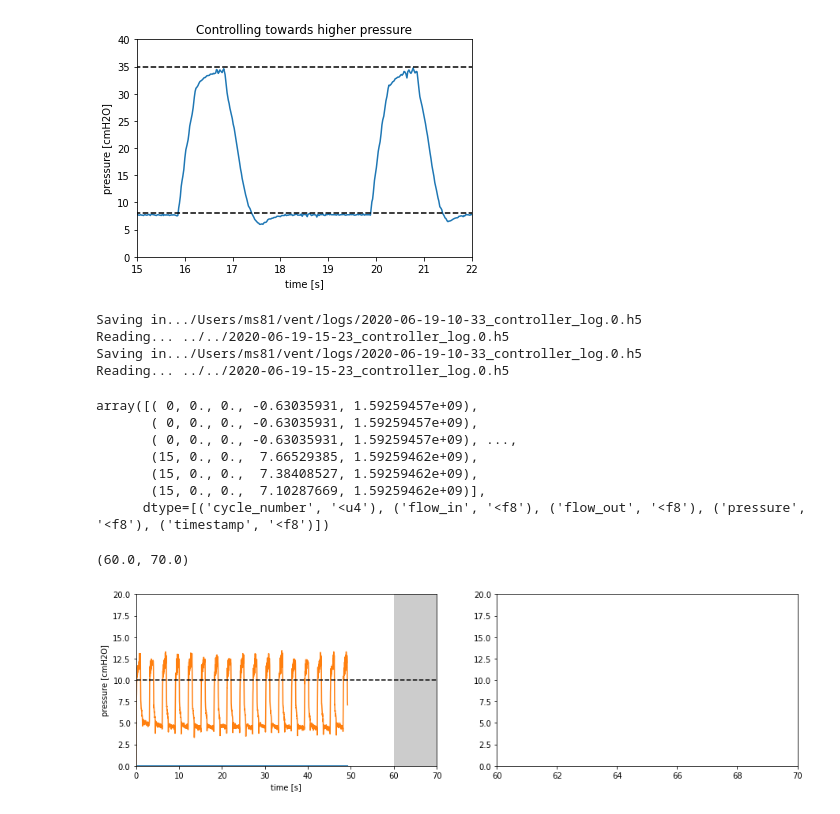
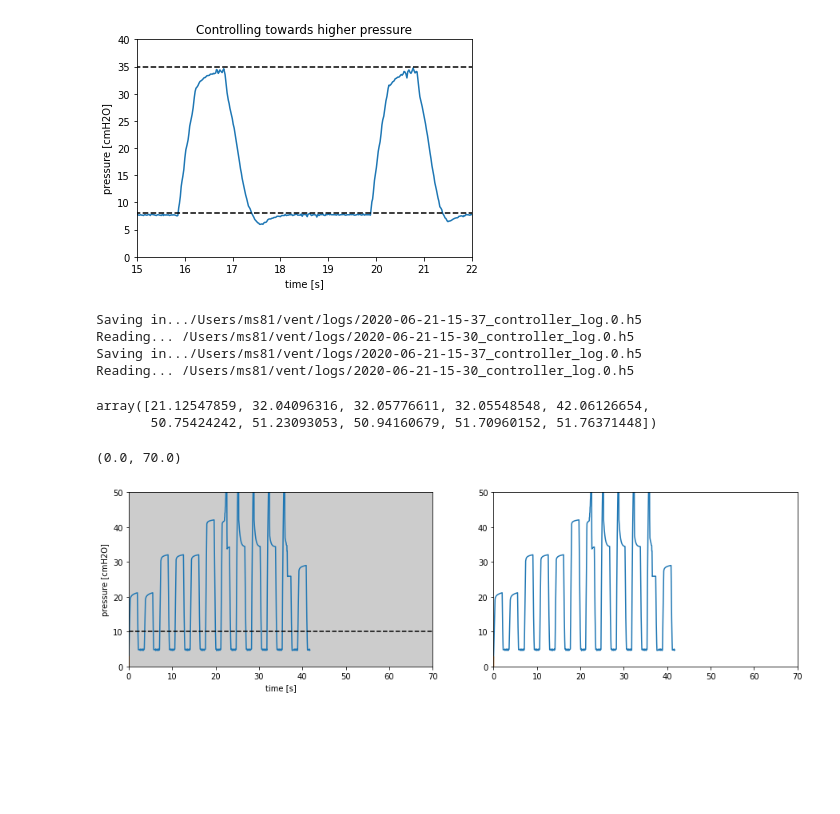
Before and after one commit to CohenLabPrinceton/pvp, a Jupyter notebook: sandbox/HOWTO_PlotData.ipynb, the cells around one changed output. Cells and saved outputs as stored; diff of their text form; code cells hidden in the pictures; blank space fills up the shorter version.

```diff
--- a/sandbox/HOWTO_PlotData.ipynb
+++ b/sandbox/HOWTO_PlotData.ipynb
@@ -62,7 +62,7 @@ pl.title("Controlling towards higher pressure");
 # %% [output]
 [figure]
 # %%
-filename = "../../2020-06-19-15-23_controller_log.0.h5"
+filename = "/Users/ms81/vent/logs/2020-06-21-15-30_controller_log.0.h5"
 
 data_pressure = plot_data(filename)
 
@@ -70,49 +70,45 @@ dff = dl.load_file(filename)
 
 ls_wv = dff['waveform_data']
 ls_ct = dff['control_data']
+ls_dd = dff['derived_data']
+
 data = np.zeros((len(ls_wv),2))
-for idx in range(len(ls_wv)):
-    data[idx,0] = ls_wv[idx][4]  # time
-    data[idx,1] = ls_wv[idx][1]  # pressure
+data[:,0] = ls_wv['timestamp']
+data[:,1] = ls_wv['pressure']
 # %% [output]
-Saving in.../Users/ms81/vent/logs/2020-06-19-10-33_controller_log.0.h5
-Reading... ../../2020-06-19-15-23_controller_log.0.h5
-Saving in.../Users/ms81/vent/logs/2020-06-19-10-33_controller_log.0.h5
-Reading... ../../2020-06-19-15-23_controller_log.0.h5
+Saving in.../Users/ms81/vent/logs/2020-06-21-15-37_controller_log.0.h5
+Reading... /Users/ms81/vent/logs/2020-06-21-15-30_controller_log.0.h5
+Saving in.../Users/ms81/vent/logs/2020-06-21-15-37_controller_log.0.h5
+Reading... /Users/ms81/vent/logs/2020-06-21-15-30_controller_log.0.h5
-# %%
-ls_wv
-# %% [output]
-array([( 0, 0., 0., -0.63035931, 1.59259457e+09),
-       ( 0, 0., 0., -0.63035931, 1.59259457e+09),
-       ( 0, 0., 0., -0.63035931, 1.59259457e+09), ...,
-       (15, 0., 0.,  7.66529385, 1.59259462e+09),
-       (15, 0., 0.,  7.38408527, 1.59259462e+09),
-       (15, 0., 0.,  7.10287669, 1.59259462e+09)],
-      dtype=[('cycle_number', '<u4'), ('flow_in', '<f8'), ('flow_out', '<f8'), ('pressure', '<f8'), ('timestamp', '<f8')])
+# %%
+ls_dd['pip']
+# %% [output]
+array([21.12547859, 32.04096316, 32.05776611, 32.05548548, 42.06126654,
+       50.75424242, 51.23093053, 50.94160679, 51.70960152, 51.76371448])
 # %%
 pl.rcParams['figure.figsize'] = [15, 4]
 
-t1 = 60
+t1 = 0
 t2 = 70
 p0 = 0
-p1 = 20
+p1 = 50
 
 pl.subplot(1,2,1)
-pl.plot(data[:,0] - np.min(data[:,0]), data[:,1]/5)
+pl.plot(data[:,0] - np.min(data[:,0]), data[:,1])
 pl.plot(data_pressure[:,0] - np.min(data_pressure[:,0]), data_pressure[:,1])
 pl.plot([0,90],[10,10],'k--')
 # pl.plot([30,60],[27.5,27.5],'k--')
-pl.ylim([0,20])
+pl.ylim([p0, p1])
 pl.xlim([0,70])
 pl.xlabel("time [s]")
 pl.ylabel("pressure [cmH2O]");
 pl.gca().add_patch( pl.Rectangle((t1, p0), t2-t1, p1-p0, facecolor="black", alpha=0.2))
 
 pl.subplot(1,2,2)
 pl.plot(data[:,0] - np.min(data[:,0]), data[:,1])
 pl.plot(data_pressure[:,0] - np.min(data_pressure[:,0]), data_pressure[:,1])
 pl.ylim([p0,p1])
 pl.xlim([t1,t2])
 # %% [output]
-(60.0, 70.0)
+(0.0, 70.0)
-[figure, old version]
+[figure, new version]
```
Also changed, not shown: parts of 7 cells of this notebook, 4 other files.
